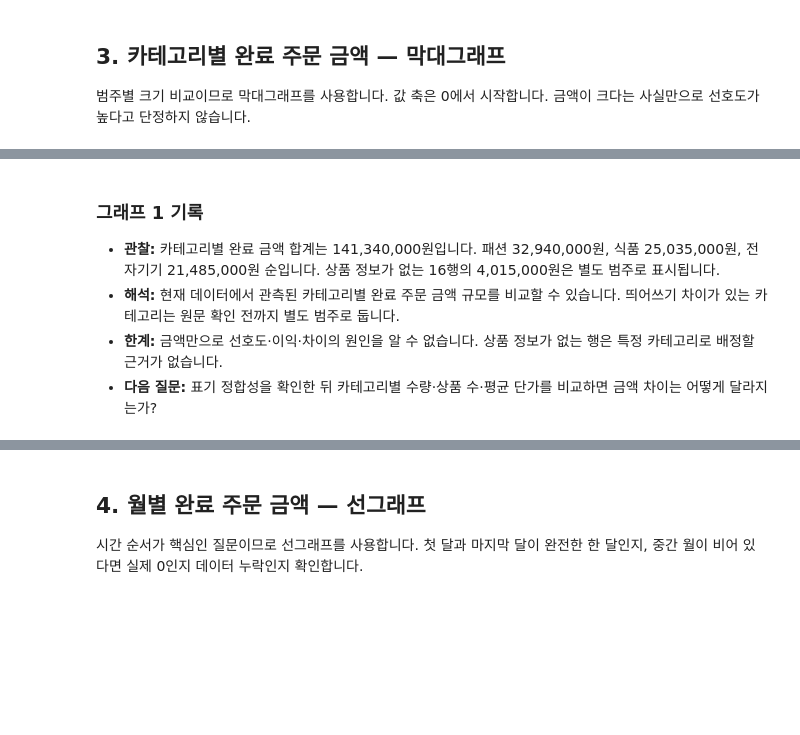
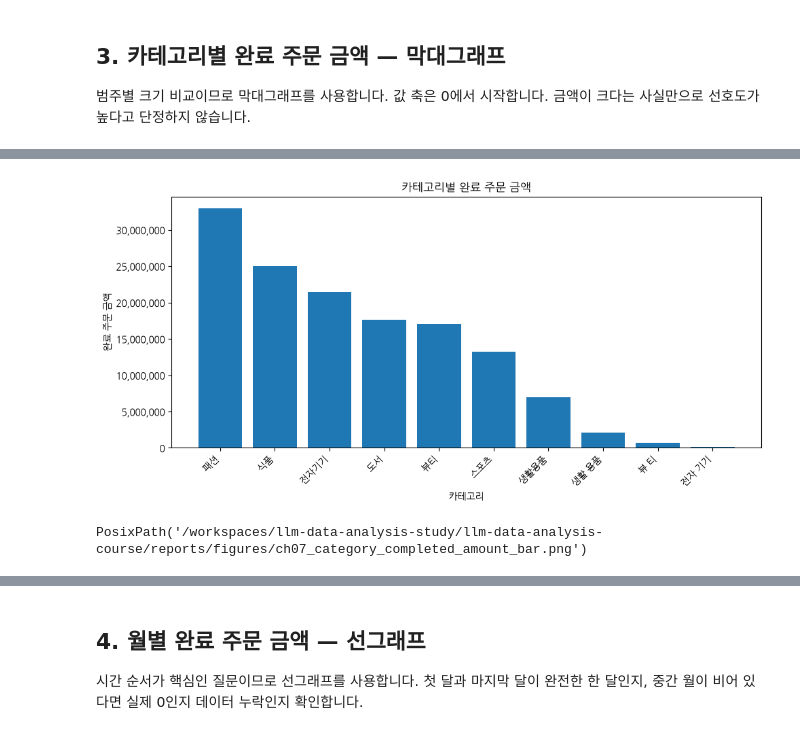
Before and after one commit to leeks2026/llm-data-analysis-study, a Jupyter notebook: chapter07/chapter07.ipynb, the cells around one changed output, grey strips where cells are left out. Cells and saved outputs as stored; diff of their text form; code cells hidden in the pictures; blank space fills up the shorter version.

```diff
--- a/chapter07/chapter07.ipynb
+++ b/chapter07/chapter07.ipynb
@@ -94,0 +29,20 @@ print("Evidence 이미지 폴더:", IMAGE_DIR)
+# %%
+from pathlib import Path
+import sys
+
+CURRENT_DIR = Path.cwd()
+PROJECT_ROOT = CURRENT_DIR.parent if CURRENT_DIR.name == "notebooks" else CURRENT_DIR
+PROCESSED_DIR = PROJECT_ROOT / "data" / "processed"
+REPORT_DIR = PROJECT_ROOT / "reports"
+FIGURE_DIR = REPORT_DIR / "figures"
+
+REPORT_DIR.mkdir(parents=True, exist_ok=True)
+FIGURE_DIR.mkdir(parents=True, exist_ok=True)
+
+if str(PROJECT_ROOT) not in sys.path:
+    sys.path.insert(0, str(PROJECT_ROOT))
+
+print("현재 실행 위치:", CURRENT_DIR)
+print("프로젝트 루트:", PROJECT_ROOT)
+print("전처리 데이터 폴더:", PROCESSED_DIR)
+print("그래프 저장 폴더:", FIGURE_DIR)
@@ -446,15 +266,10 @@ category_sales[["category", "total_quantity", "completed_amount", "amount_ratio_
 # %%
 category_path = plot_category_sales(
     category_sales,
     FIGURE_DIR / "ch07_category_completed_amount_bar.png",
     show=True,
 )
-shutil.copy2(category_path, IMAGE_DIR / "graph01.png")
 category_path
+# %% [output]
+[figure, added]
+PosixPath('/workspaces/llm-data-analysis-study/llm-data-analysis-course/reports/figures/ch07_category_completed_amount_bar.png')
-# %% [markdown]
-### 그래프 1 기록
-
-- **관찰:** 카테고리별 완료 금액 합계는 141,340,000원입니다. 패션 32,940,000원, 식품 25,035,000원, 전자기기 21,485,000원 순입니다. 상품 정보가 없는 16행의 4,015,000원은 별도 범주로 표시됩니다.
-- **해석:** 현재 데이터에서 관측된 카테고리별 완료 주문 금액 규모를 비교할 수 있습니다. 띄어쓰기 차이가 있는 카테고리는 원문 확인 전까지 별도 범주로 둡니다.
-- **한계:** 금액만으로 선호도·이익·차이의 원인을 알 수 없습니다. 상품 정보가 없는 행은 특정 카테고리로 배정할 근거가 없습니다.
-- **다음 질문:** 표기 정합성을 확인한 뒤 카테고리별 수량·상품 수·평균 단가를 비교하면 금액 차이는 어떻게 달라지는가?
```
Also changed, not shown: parts of 35 cells of this notebook, 1 other file.
